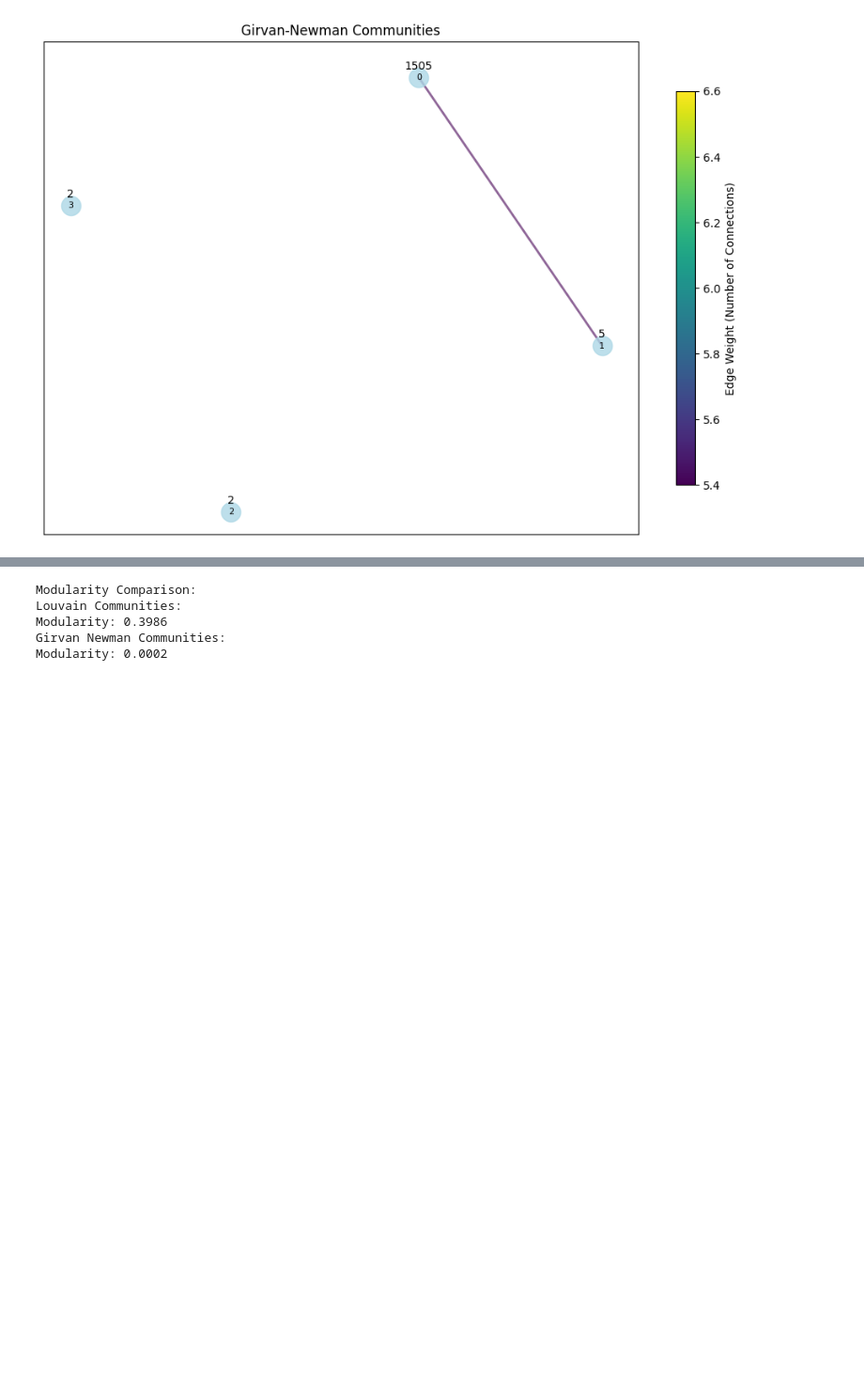
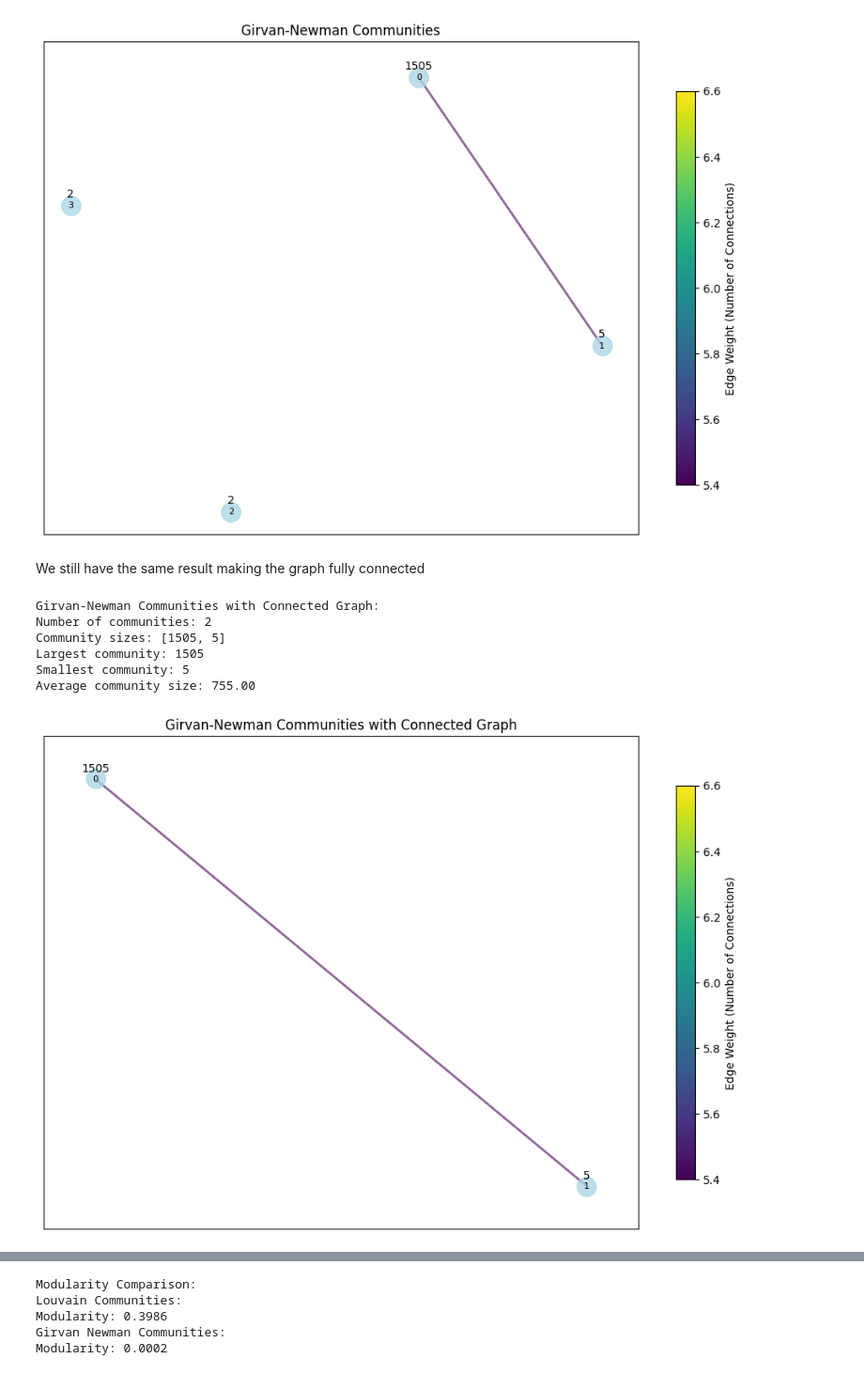
Before and after one commit to kiyoshi2000/GraphMining, a Jupyter notebook: DrugInteraction.ipynb, the cells around one changed output, grey strips where cells are left out. Shown at 94% size. Saved outputs shown, nothing was run; the diff lists cells and outputs as text; code cells hidden in the pictures; blank space fills up the shorter version.

Commit message:
finish community analysis fro drugs

```diff
--- a/DrugInteraction.ipynb
+++ b/DrugInteraction.ipynb
@@ -666,3 +666,36 @@ Largest community: 1505
 Smallest community: 2
 Average community size: 378.50
 [figure]
+# %% [markdown]
+We still have the same result making the graph fully connected
+# %%
+def keep_largest_connected_component(G):
+    # Get all connected components
+    components = list(nx.connected_components(G))
+
+    # Find the largest component
+    largest_component = max(components, key=len)
+
+    # Create a subgraph with only the largest component
+    G_largest = G.subgraph(largest_component).copy()
+
+    return G_largest
+
+def girvan_newman_communities(G):
+    communities = nx.algorithms.community.girvan_newman(G)
+    # Select the first level of communities
+    return [list(comm) for comm in next(communities)]
+
+G_largest = keep_largest_connected_component(G)
+print("Girvan-Newman Communities with Connected Graph:")
+girvan_newman_communities = girvan_newman_communities(G_largest)
+print_community_stats(girvan_newman_communities)
+plot_aggregated_communities(G, girvan_newman_communities, "Girvan-Newman Communities with Connected Graph")
+# %% [output]
+Girvan-Newman Communities with Connected Graph:
+Number of communities: 2
+Community sizes: [1505, 5]
+Largest community: 1505
+Smallest community: 5
+Average community size: 755.00
+[figure, added]
```
Also changed, not shown: parts of 9 cells of this notebook, 1 other file.
